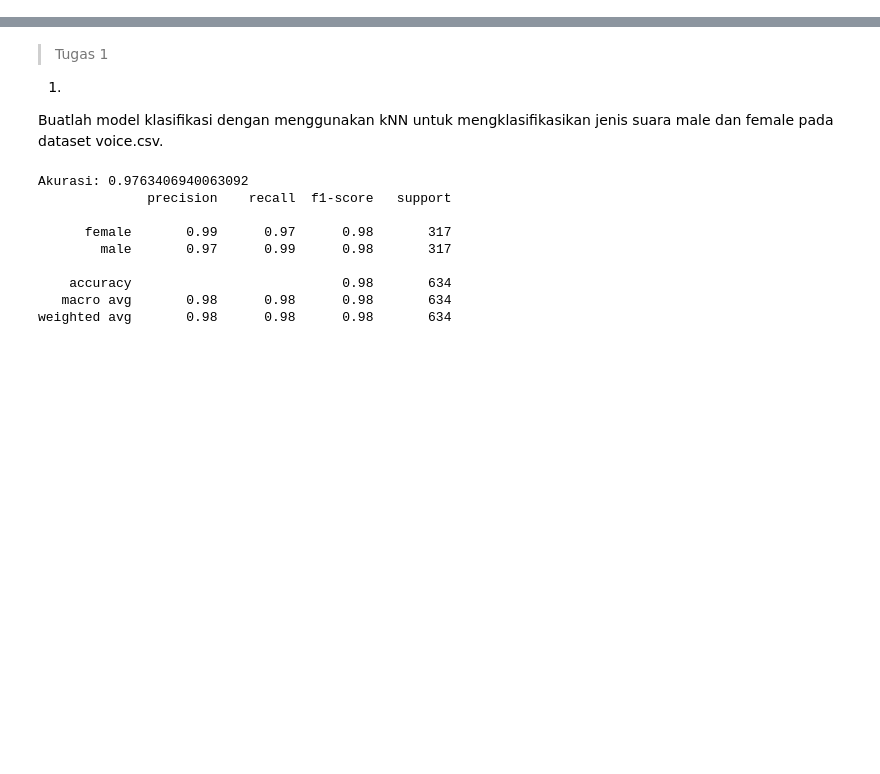
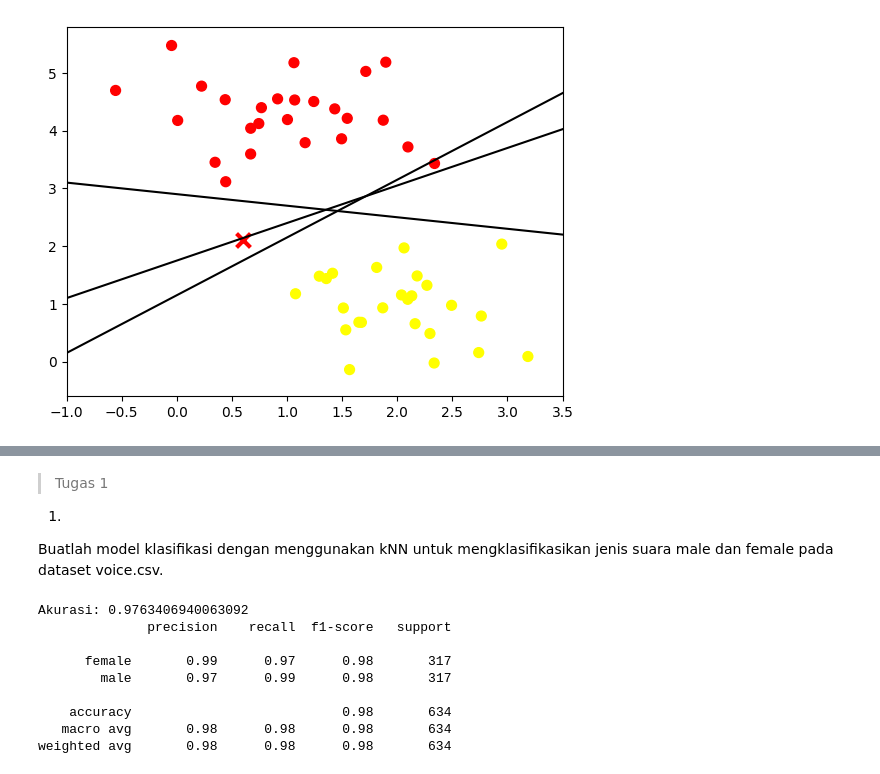
Before and after one commit to Faiva-404/PemMes-Ganjil-2026, a Jupyter notebook: JS10.ipynb, the cells around one changed output, grey strips where cells are left out. Drawn from its saved outputs; the diff is of its cells as text; code cells hidden in the pictures; blank space fills up the shorter version.

```diff
--- a/JS10.ipynb
+++ b/JS10.ipynb
@@ -487,0 +22,23 @@ Hasil akurasi data test: 0.9775784753363229
+# %%
+#Langkah 3 - Buat Ilustrasi Garis Pemisah
+from sklearn.datasets import make_blobs
+X, y = make_blobs(n_samples=50, centers=2,
+                  random_state=0, cluster_std=0.60)
+
+plt.scatter(X[:, 0], X[:, 1], c=y, s=50, cmap='autumn')
+
+# Membuat garis pemisah
+xfit = np.linspace(-1, 3.5)
+
+for m, b in [(0.65, 1.75), (-0.20, 2.90), (1.00, 1.15)]:
+    plt.plot(xfit, m * xfit + b, '-k')
+
+# Menambahkan data baru
+plt.scatter(0.6, 2.1, marker='x', color='red', s=100, linewidth=3)
+
+plt.xlim(-1, 3.5)
+plt.ylim(-0.6, 5.8)
+
+plt.show()
+# %% [output]
+[figure, added]
```
Also changed, not shown: parts of 70 cells of this notebook.
